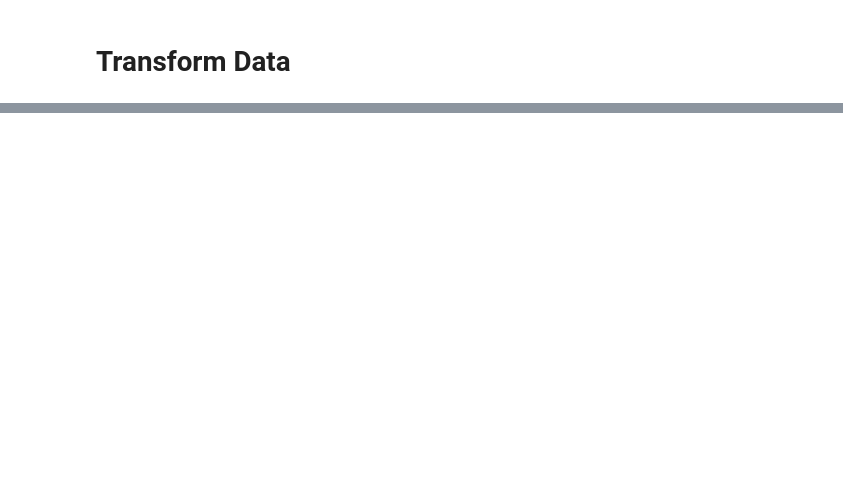
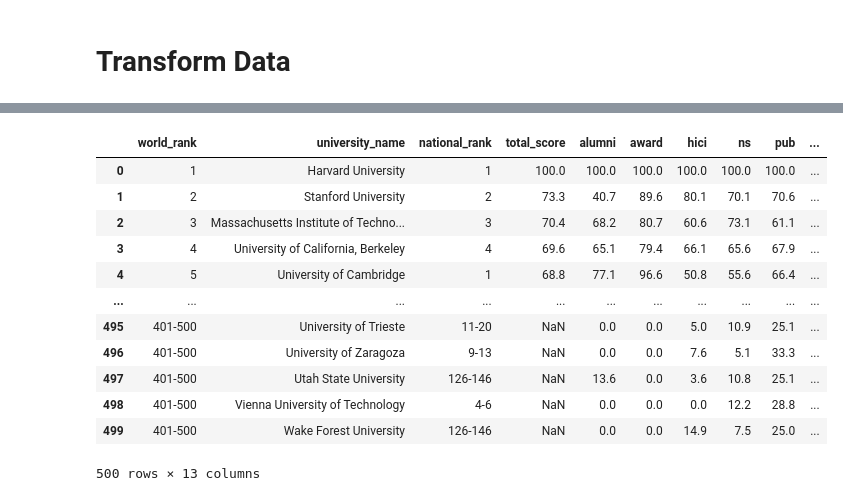
Before and after one commit to tracygoznikar/ETL_Project, a Jupyter notebook: world_rankings.ipynb, the cells around one changed output, grey strips where cells are left out. Cells and saved outputs as stored; diff of their text form; code cells hidden in the pictures; blank space fills up the shorter version.

```diff
--- a/world_rankings.ipynb
+++ b/world_rankings.ipynb
@@ -79,0 +95,11 @@ times_USA.head()
+# %%
+shanghai_rankyear = shanghai_df.loc[(shanghai_df['year']>=2012) & (shanghai_df['year']>=2015)]
+shanghai_rankyear.head()
+
+# Merge with xwalk_df to add country
+shanghai_merge=pd.merge(shanghai_rankyear,xwalk_df,left_on="university_name",right_on='school_name',how='left')
+shanghai_merge.head()
+
+# school_data_complete_df = pd.merge(student_data_df, school_data_df, how="left", on=["school_name", "school_name"])
+
+# county_rename.set_index("id",inplace=True)
@@ -79,0 +193,16 @@ times_USA.head()
+# %%
+shanghai_merge
+# %% [output]
+|  | world_rank | university_name | national_rank | total_score | alumni | award | hici | ns | pub | ... |
+| 0 | 1 | Harvard University | 1 | 100.0 | 100.0 | 100.0 | 100.0 | 100.0 | 100.0 | ... |
+| 1 | 2 | Stanford University | 2 | 73.3 | 40.7 | 89.6 | 80.1 | 70.1 | 70.6 | ... |
+| 2 | 3 | Massachusetts Institute of Techno... | 3 | 70.4 | 68.2 | 80.7 | 60.6 | 73.1 | 61.1 | ... |
+| 3 | 4 | University of California, Berkeley | 4 | 69.6 | 65.1 | 79.4 | 66.1 | 65.6 | 67.9 | ... |
+| 4 | 5 | University of Cambridge | 1 | 68.8 | 77.1 | 96.6 | 50.8 | 55.6 | 66.4 | ... |
+| ... | ... | ... | ... | ... | ... | ... | ... | ... | ... | ... |
+| 495 | 401-500 | University of Trieste | 11-20 | NaN | 0.0 | 0.0 | 5.0 | 10.9 | 25.1 | ... |
+| 496 | 401-500 | University of Zaragoza | 9-13 | NaN | 0.0 | 0.0 | 7.6 | 5.1 | 33.3 | ... |
+| 497 | 401-500 | Utah State University | 126-146 | NaN | 13.6 | 0.0 | 3.6 | 10.8 | 25.1 | ... |
+| 498 | 401-500 | Vienna University of Technology | 4-6 | NaN | 0.0 | 0.0 | 0.0 | 12.2 | 28.8 | ... |
+| 499 | 401-500 | Wake Forest University | 126-146 | NaN | 0.0 | 0.0 | 14.9 | 7.5 | 25.0 | ... |
+500 rows × 13 columns
```
Also changed, not shown: parts of 16 cells of this notebook.
